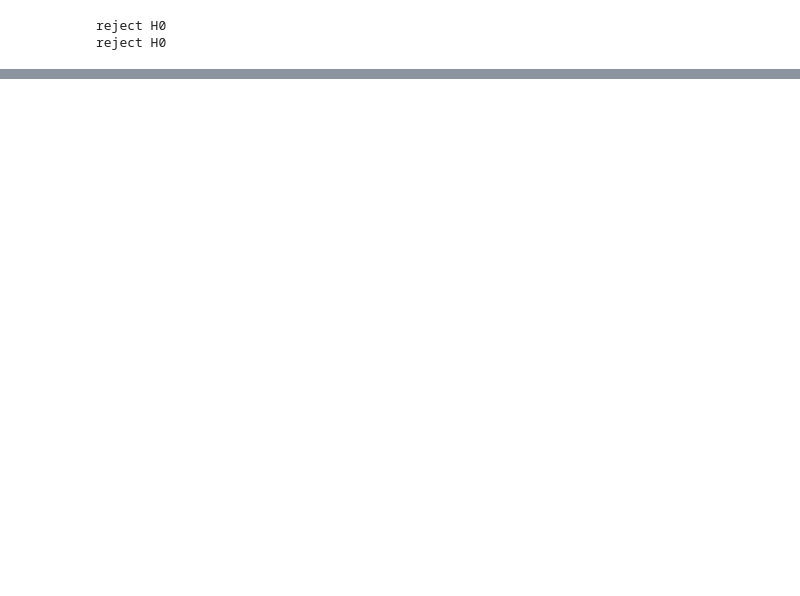
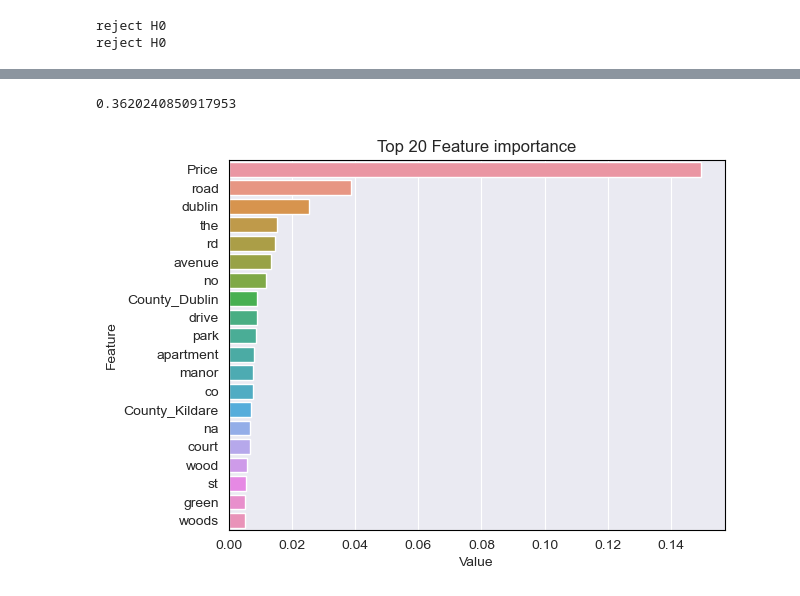
Before and after one commit to alexCCTcollege/CA-2, a Jupyter notebook: Classification.ipynb, the cells around one changed output, grey strips where cells are left out. Drawn from its saved outputs; the diff is of its cells as text; code cells hidden in the pictures; blank space fills up the shorter version.

```diff
--- a/Classification.ipynb
+++ b/Classification.ipynb
@@ -262,0 +282,18 @@ Reshape your data either using array.reshape(-1, 1) if your data has a single fe
+# %%
+X = X.dropna()
+# %%
+from sklearn.decomposition import PCA
+
+for comp in range(X.shape[1]):
+    pca = PCA(n_components= comp, random_state=42)
+    pca.fit(X)
+    comp_check = pca.explained_variance_ratio_
+    final_comp = comp
+    if comp_check.sum() > 0.80:
+        break
+
+Final_PCA = PCA(n_components= final_comp,random_state=42)
+Final_PCA.fit(X)
+cluster_df = Final_PCA.transform(X)
+num_comps = comp_check.shape[0]
+print("Using {} components, we can explain {}% of the variability in the original data.".format(final_comp,comp_check.sum()))
@@ -262,0 +302,8 @@ Reshape your data either using array.reshape(-1, 1) if your data has a single fe
+# %%
+from sklearn.model_selection import train_test_split
+from sklearn.ensemble import RandomForestClassifier
+from sklearn.inspection import permutation_importance
+
+X_train, X_test, y_train, y_test = train_test_split(X, y, test_size=0.25, random_state=42)
+rf = RandomForestClassifier(n_estimators=150)
+rf.fit(X_train, y_train)
@@ -262,0 +312,4 @@ Reshape your data either using array.reshape(-1, 1) if your data has a single fe
+# %%
+Imp = {'value' : rf.feature_importances_, 'Feature': X.columns}
+Imp = pd.DataFrame(Imp)
+Imp.head()
@@ -262,0 +323,15 @@ Reshape your data either using array.reshape(-1, 1) if your data has a single fe
+# %%
+sorted_Imp = Imp.sort_values('value', ascending=False)
+
+# Select the top 10 rows
+top_20 = sorted_Imp.head(20)
+print(top_20['value'].sum())
+# Create the bar plot
+sns.barplot(data=top_20, x='value', y='Feature')
+plt.xlabel('Value')
+plt.ylabel('Feature')
+plt.title('Top 20 Feature importance')
+plt.show()
+# %% [output]
+0.3620240850917953
+[figure, added]
```
Also changed, not shown: parts of 31 cells of this notebook.
